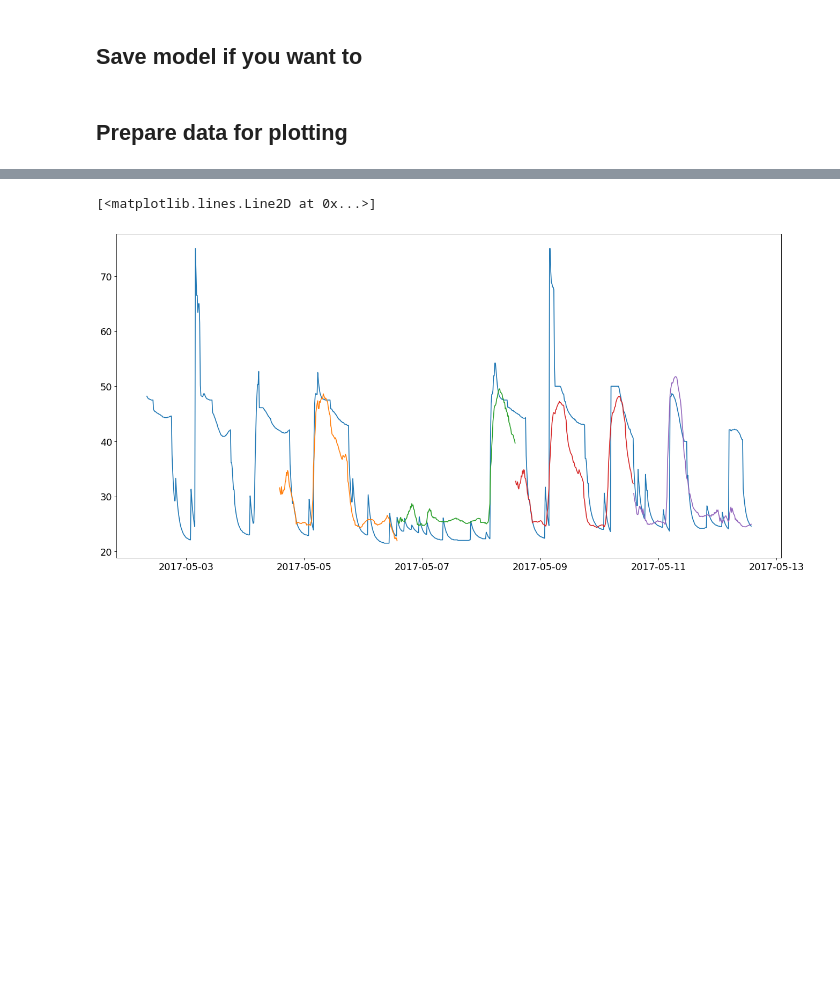
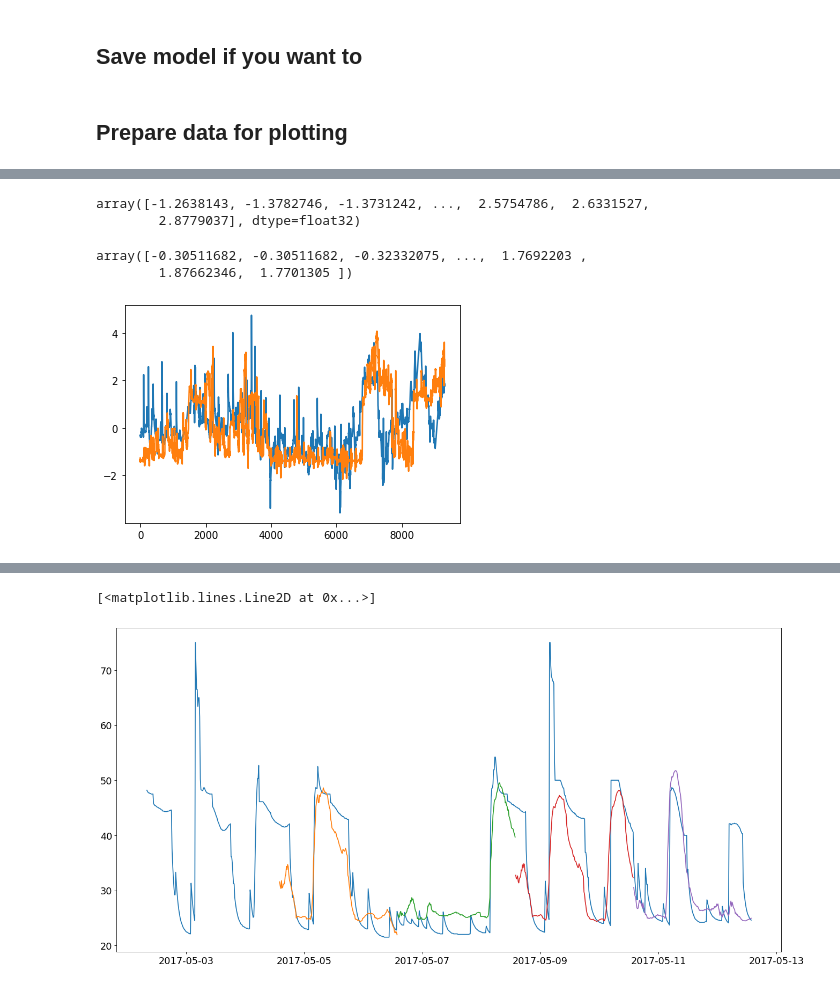
Before and after one commit to Schichael/TCN_Seq2Seq, a Jupyter notebook: notebooks/TCN_TCN_sample_notebook.ipynb, the cells around one changed output, grey strips where cells are left out. Saved outputs shown, nothing was run; the diff lists cells and outputs as text; code cells hidden in the pictures; blank space fills up the shorter version.

Commit message:
feat: change in model. Add parent learning and autoregressive inference

```diff
--- a/notebooks/TCN_TCN_sample_notebook.ipynb
+++ b/notebooks/TCN_TCN_sample_notebook.ipynb
@@ -203,4 +256,5 @@ model.save_model(save_path)
 # %%
 # Make predictions for whole dataset
-preds = model.predict(dataset.X, scaler = dataset.scaler_y, iterations=1)
-preds_flat = preds.reshape(preds.shape[0], -1)
+#dataset.scaler_y
+preds_train = model.predict(X_train_val, scaler = None, iterations=1)
+preds_train_flat = preds_train.reshape(preds_train.shape[0], -1)
@@ -206,0 +284,23 @@ preds_flat = preds.reshape(preds.shape[0], -1)
+# %%
+preds_val = preds_train
+y_val = y_train
+# %%
+preds_val_last = preds_val[:,-1]
+# %%
+preds_val_last
+# %% [output]
+array([-1.2638143, -1.3782746, -1.3731242, ...,  2.5754786,  2.6331527,
+        2.8779037], dtype=float32)
+# %%
+val_last = y_val[:,-1]
+val_last
+# %% [output]
+array([-0.30511682, -0.30511682, -0.32332075, ...,  1.7692203 ,
+        1.87662346,  1.7701305 ])
+# %%
+plt.plot(val_last)
+plt.plot(preds_val_last)
+
+plt.show()
+# %% [output]
+[figure, added]
```
Also changed, not shown: parts of 48 cells of this notebook, 10 other files.
